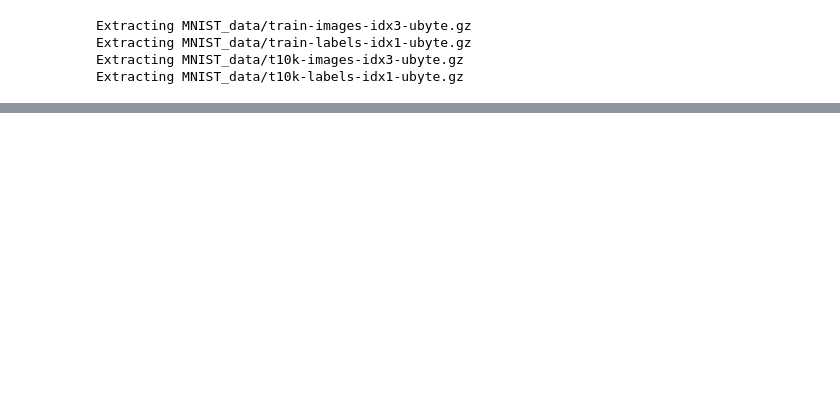
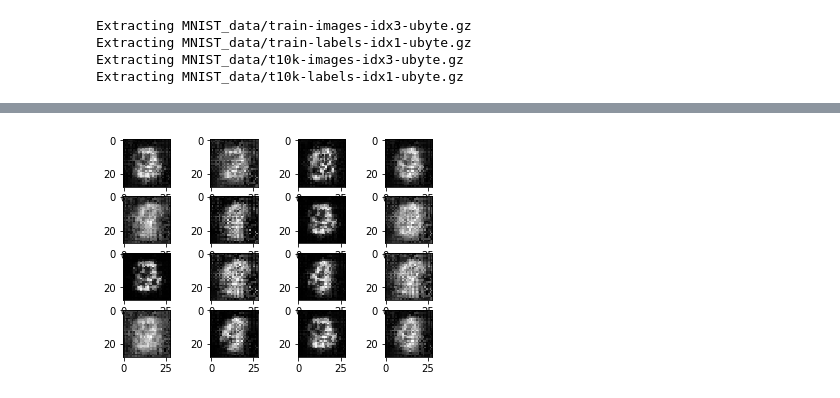
Before and after one commit to madcarrot/tensorflow-try, a Jupyter notebook: improved_wgan_try.ipynb, the cells around one changed output, grey strips where cells are left out. Drawn from its saved outputs; the diff is of its cells as text; code cells hidden in the pictures; blank space fills up the shorter version.

```diff
--- a/improved_wgan_try.ipynb
+++ b/improved_wgan_try.ipynb
@@ -195,0 +248,20 @@ device_lib.list_local_devices()
+# %%
+def gen_net(z, digit, hidden_dims, out_dim):
+    with tf.variable_scope('gen', reuse=tf.AUTO_REUSE) as vs:
+        fc = tf.concat([z, digit], axis=1)
+        for dim in hidden_dims:
+            fc = tcl.fully_connected(
+                    fc, dim,
+                    weights_initializer=tf.random_normal_initializer(stddev=0.02),
+                    weights_regularizer=tc.layers.l2_regularizer(2.5e-5),
+                    activation_fn=tcl.batch_norm
+            )
+            fc = leaky_relu(fc)
+        fc = tcl.fully_connected(
+            fc, out_dim,
+            weights_initializer=tf.random_normal_initializer(stddev=0.02),
+            weights_regularizer=tc.layers.l2_regularizer(2.5e-5),
+            activation_fn=tf.sigmoid
+        )
+
+        return fc
@@ -195,0 +569,75 @@ device_lib.list_local_devices()
+# %%
+costc1 = []
+costc2 = []
+costg = []
+gpu_options = tf.GPUOptions(allow_growth=False)
+with tf.Session(config=tf.ConfigProto(gpu_options=gpu_options)) as sess:
+    sess.run(init)
+
+    for i in range(60000):
+        for _ in range(5):
+
+            x_correct_sample, x_correct_label = mnist.train.next_batch(batch_size)
+            x_wrong_sample, x_wrong_original_label = mnist.train.next_batch(batch_size)
+
+            x_wrong_label = np.zeros((100, 10))
+            x_wrong_original_digits = np.argmax(x_wrong_original_label, axis=1)
+            for j in range(100):
+                wrong_digit = np.random.choice([k for k in range(10) if not k == x_wrong_original_digits[j]])
+                x_wrong_label[j][wrong_digit] = 1
+
+            z_in = np.random.uniform(-1, 1, size=(batch_size, z_dim)).astype(np.float32)
+            sess.run(c_adam1, feed_dict={
+                x_correct: x_correct_sample,
+                x_correct_digit: x_correct_label,
+                x_wrong: x_wrong_sample,
+                x_wrong_digit: x_wrong_label,
+                z: z_in})
+
+        sess.run(g_adam, feed_dict={
+                x_correct: x_correct_sample,
+                x_correct_digit: x_correct_label,
+                x_wrong: x_wrong_sample,
+                x_wrong_digit: x_wrong_label,
+                z: z_in})
+
+        if (i % 1000 == 0) and (i > 1):
+            c1, c2, g1 = sess.run([crit_loss1, crit_loss2, gen_loss], feed_dict={
+                x_correct: x_correct_sample,
+                x_correct_digit: x_correct_label,
+                x_wrong: x_wrong_sample,
+                x_wrong_digit: x_wrong_label,
+                z: z_in})
+            costc1.append(c1)
+            costc2.append(c2)
+            costg.append(g1)
+            print (f'''iter: {i},
+    cost 1 of discriminator: {c1},
+    cost 2 of discriminator: {c2},
+    cost of generator: {g1}''')
+            pcorrect, pwrong, pfake = sess.run([tf.reduce_mean(y_correct_data),
+                                                tf.reduce_mean(y_wrong_data),
+                                                tf.reduce_mean(y_fake)],
+                                               feed_dict={
+                                                   x_correct: x_correct_sample,
+                                                   x_correct_digit: x_correct_label,
+                                                   x_wrong: x_wrong_sample,
+                                                   x_wrong_digit: x_wrong_label,
+                                                   z: z_in})
+            print(f'''    mean predicted prob for correct data: {pcorrect},
+    mean predicted prob for wrong data: {pwrong},
+    mean predicted prob for fake data: {pfake}''')
+            z_sample = np.random.uniform(-1, 1, size=(batch_size, z_dim)).astype(np.float32)
+            digit_sample = np.random.choice([j for j in range(10)], size = batch_size)
+            digit_sample_o.ne_hot = np.zeros((100, 10))
+            for j in range(100):
+                digit_sample_one_hot[j][digit_sample[j]] = 1
+            out_val_img = sess.run(z_out, feed_dict={z: z_sample, x_correct_digit: digit_sample_one_hot})
+            imgs = 0.5*(out_val_img + 1)
+            for k in range(16):
+                plt.subplot(4, 4, k + 1)
+                image = np.reshape(imgs[k], (28,28))
+                plt.imshow(image, cmap='gray')
+            print(f'digits: {digit_sample[:16]}')
+            plt.show()
+# %% [output]
@@ -195,0 +652 @@ device_lib.list_local_devices()
+[figure, added]
```
Also changed, not shown: parts of 23 cells of this notebook.
